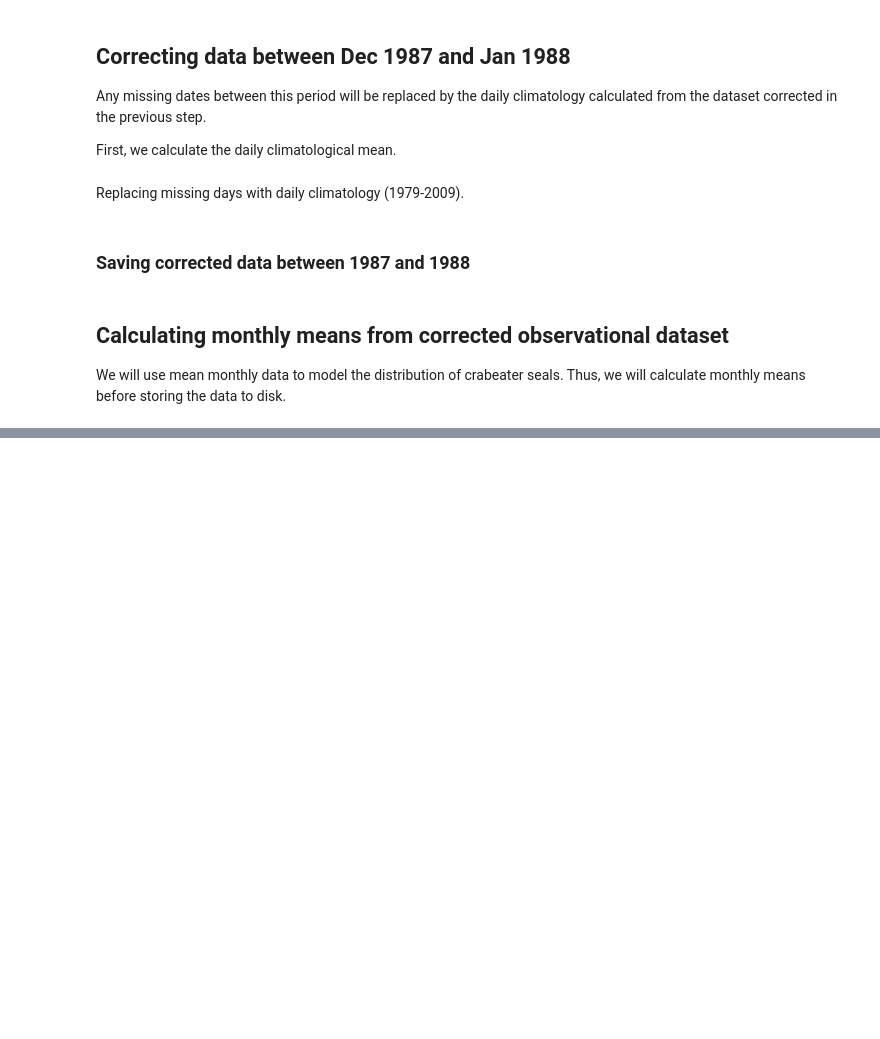
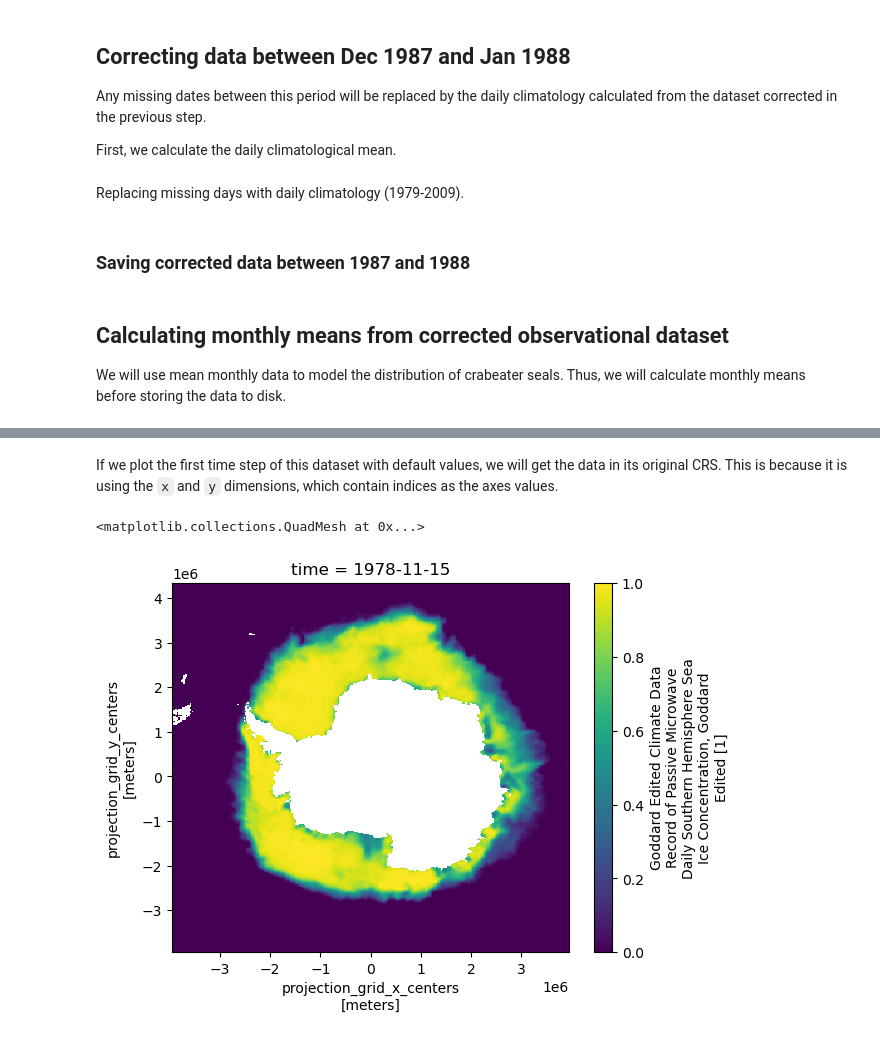
Before and after one commit to lidefi87/Crabeater_Distribution_East_Antarctica, a Jupyter notebook: Scripts/02_Environmental_Data/Obs_SIC-NASA.ipynb, the cells around one changed output, grey strips where cells are left out. Cells and saved outputs as stored; diff of their text form; code cells hidden in the pictures; blank space fills up the shorter version.

Commit message:
Getting SIC data from observations

```diff
--- a/Scripts/02_Environmental_Data/Obs_SIC-NASA.ipynb
+++ b/Scripts/02_Environmental_Data/Obs_SIC-NASA.ipynb
@@ -53,7 +42,7 @@ In this dictionary we will define a variables that will be used multiple times t
 # %%
 varDict =  {#'var_id': 'aice',
             # 'model': 'ACCESS-OM2-01',
-            # 'expt': '01deg_jra55v140_iaf_cycle4', # ACCESS-OM2-01 cycle 2
+            'expt': '01deg_jra55v140_iaf_cycle4', # ACCESS-OM2-01 cycle 2
             # 'freq': '1 daily',
             # 'start_date': range(1981, 2014, 1),
             # 'offset': np.nan,
@@ -259,4 +253,5 @@ for f in obs_list:
 # %%
-sic_monthly_obs = xr.open_mfdataset(sorted(glob(os.path.join(varDict['Observations'], 'monthly/*.nc'))))
+# Loading monthly SIC observations
+sic_monthly_obs = xr.open_mfdataset(sorted(glob(os.path.join(varDict['Observations'], 'monthly/*.nc')))).goddard_merged_seaice_conc
 sic_monthly_obs
 # %% [output]
@@ -322,0 +317,9 @@ Attributes: (0)
+# %%
+#First, we will rename coordinates in observational data
+sic_monthly_obs = sic_monthly_obs.rename({'longitude': 'lon', 'latitude': 'lat',
+                                          'xgrid': 'x', 'ygrid': 'y'})
+
+#We can now reproject the observations
+reproj_sic_obs = uf.calculate_latlon_coords(sic_monthly_obs, 'epsg:3976', 'epsg:4326')
+#Checking results
+reproj_sic_obs
@@ -322,0 +352,7 @@ Attributes: (0)
+# %% [markdown]
+If we plot the first time step of this dataset with default values, we will get the data in its original CRS. This is because it is using the `x` and `y` dimensions, which contain indices as the axes values.
+# %%
+reproj_sic_obs.isel(time = 0).plot()
+# %% [output]
+<matplotlib.collections.QuadMesh at 0x...>
+[figure, added]
```
Also changed, not shown: parts of 22 cells of this notebook.
